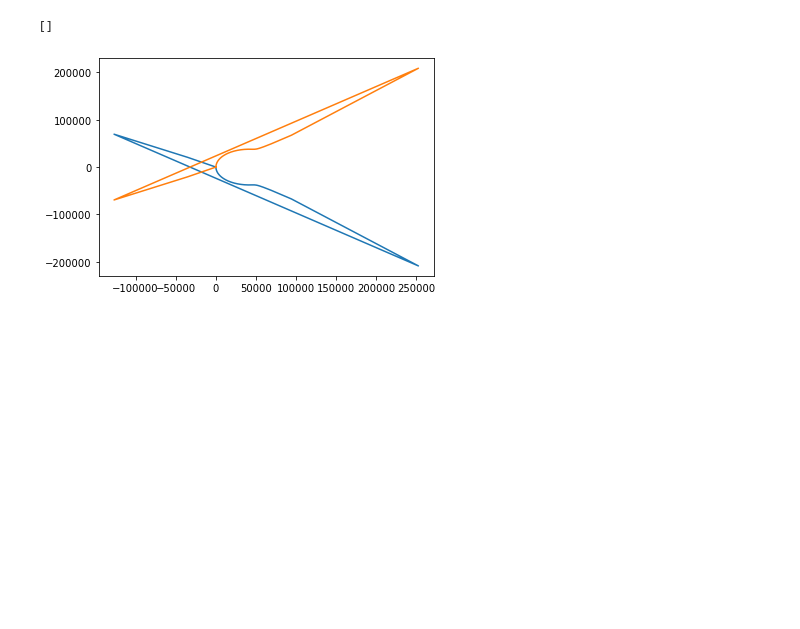
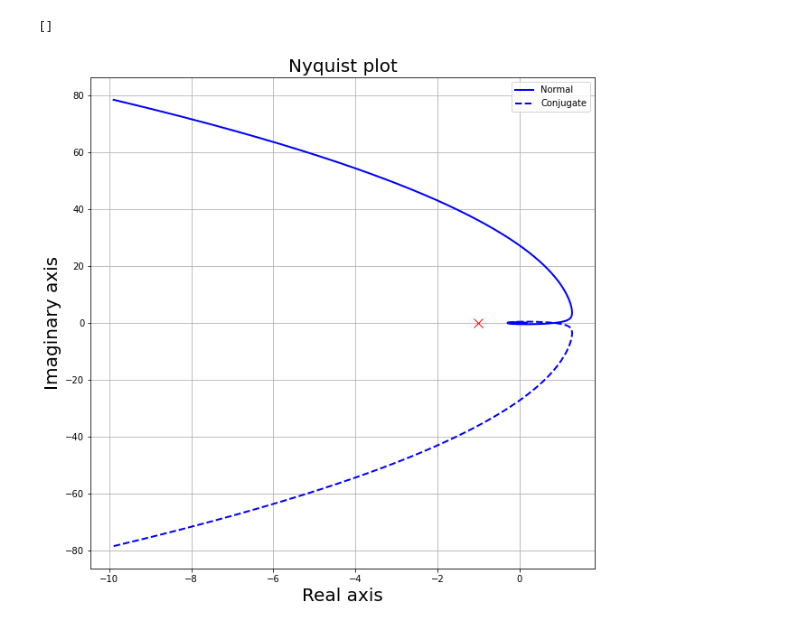
Before and after one commit to AedenLindelauf/Modelling-Week-Bosch, a Jupyter notebook: Stability analysis.ipynb, the cells around one changed output. Drawn from its saved outputs; the diff is of its cells as text; code cells hidden in the pictures; blank space fills up the shorter version.

```diff
--- a/Stability analysis.ipynb
+++ b/Stability analysis.ipynb
@@ -114,31 +150,40 @@ def optimize_system(Nit, x0, omegas_crit):
 # Get all frequencies to investigate the system for
 omega_min = -2    # logspace
 omega_max = 2     # logspace
-n         = 300   # number of frequency evaluations
-omegas    = np.logspace(omega_min, omega_max, n)
+n         = 1000   # number of frequency evaluations
+omegas    = np.logspace(omega_min, omega_max, n);
 
 # Initial parameters
 params_initial = [1.2, -2.0]    # initial parameters for the system
 
 # Critical frequency
-omegas_crit = critical_frequency(params_initial, list(), 0.1)
+omegas_crit = critical_frequency(params_initial, list(), 0.1);
 # %% [output]
 []
 # %%
 ## Nyquist plot
 plt.figure(figsize=(10,10))
 
 response = [L(I*omega, params_initial) for omega in omegas]
 response_real = [re(x) for x in response]
 response_im = [im(x) for x in response]
 response_im_conj = [-im(x) for x in response]
 
 # print(response_real)
-plt.plot(response_real, response_im, linewidth=10)
-plt.plot(response_real, response_im_conj, linewidth=10)
-plt.show()
+plt.plot(response_real, response_im, linewidth=2,color='b')
+plt.plot(response_real, response_im_conj, linewidth=2, color='b',linestyle='--')
+plt.plot(-1,0, 'r', marker='x',markersize=10)
+plt.grid()
+plt.xlabel('Real axis',size=20)
+plt.ylabel('Imaginary axis',size=20)
+plt.title('Nyquist plot',size=20)
+# plt.show()
+plt.legend(['Normal', 'Conjugate'])
+
+
+plt.savefig('Nyquist plot example case2.png')
 # %% [output]
-[figure, old version]
+[figure, new version]
 # %%
 sensitivities = dict()
 for omega in omegas:
```
Also changed, not shown: parts of 12 cells of this notebook.
